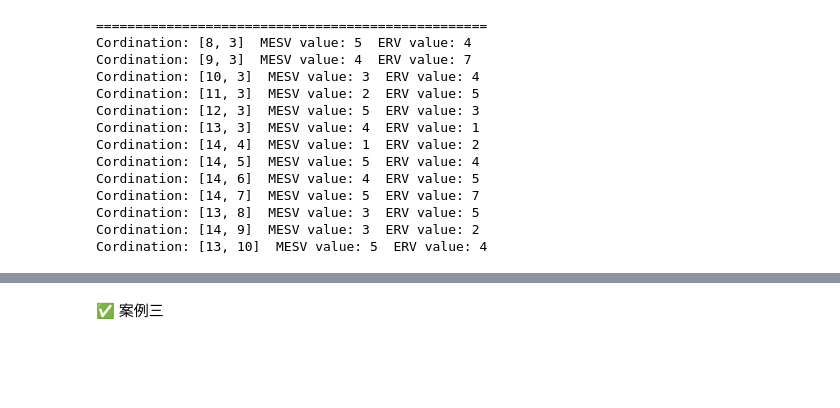
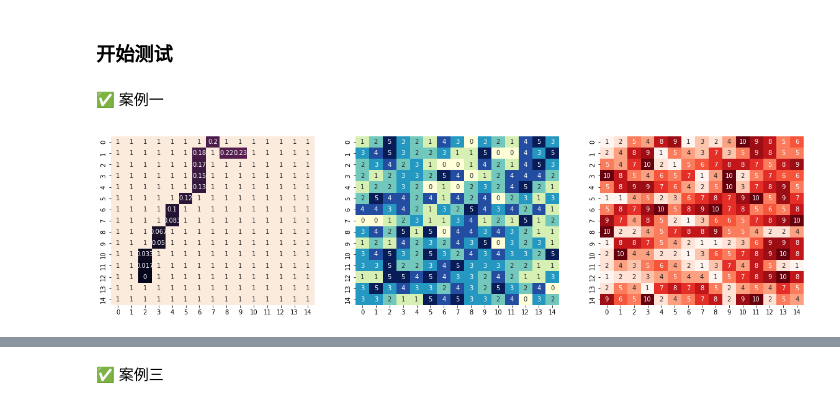
Before and after one commit to PANDASANG1231/landscape-ecological-network-optimization, a Jupyter notebook: src/002.greedy_search.ipynb, the cells around one changed output, grey strips where cells are left out. Cells and saved outputs as stored; diff of their text form; code cells hidden in the pictures; blank space fills up the shorter version.

Commit message:
Add simple visualize for a better test experience

```diff
--- a/src/002.greedy_search.ipynb
+++ b/src/002.greedy_search.ipynb
@@ -112,6 +114,27 @@ def process_one_round(current_pos, end, visited):
 
         return next_pos, visited
 
+def visualize(mesc, erv, path_pool):
+
+    plot = np.ones_like(mesc).astype(float)
+    for path in path_pool:
+        l = len(path) * 4
+        for idx, (row, col) in enumerate(path):
+            # print(float(idx) / l, idx, l)
+            plot[row, col] = float(idx) / l
+
+    fig, (ax0, ax1, ax2) = plt.subplots(1, 3, figsize=(20, 5))
+    sns.heatmap(pd.DataFrame(plot), ax=ax0, annot=True, cbar=False)
+    sns.heatmap(pd.DataFrame(mesc), ax=ax1, annot=True, cmap='YlGnBu', cbar=False)
+    sns.heatmap(pd.DataFrame(erv), ax=ax2,  annot=True, cmap='Reds', cbar=False)
+
+
+    # ax2.set_xticks([])
+    # ax2.set_yticks([])
+
+    # display(plot, mesc, erv)
+    return fig
+
 def main(start, end):
 
     visited = add_visited(start, set())
@@ -165,24 +162,12 @@ Cordination: [1, 9]  MESV value: 5  ERV value: 3
-# %%
-start = [8, 3]
-end = [13, 10]
-path_pool = main(start, end)
-
-for path in path_pool:
-    print("="*50)
-    for i in path:
-        print("Cordination:", i, " MESV value:", MESC[i[0], i[1]], " ERV value:", ERV[i[0], i[1]])
-# %% [output]
-==================================================
-Cordination: [8, 3]  MESV value: 5  ERV value: 4
-Cordination: [9, 3]  MESV value: 4  ERV value: 7
-Cordination: [10, 3]  MESV value: 3  ERV value: 4
-Cordination: [11, 3]  MESV value: 2  ERV value: 5
-Cordination: [12, 3]  MESV value: 5  ERV value: 3
-Cordination: [13, 3]  MESV value: 4  ERV value: 1
-Cordination: [14, 4]  MESV value: 1  ERV value: 2
-Cordination: [14, 5]  MESV value: 5  ERV value: 4
-Cordination: [14, 6]  MESV value: 4  ERV value: 5
-Cordination: [14, 7]  MESV value: 5  ERV value: 7
-Cordination: [13, 8]  MESV value: 3  ERV value: 5
-Cordination: [14, 9]  MESV value: 3  ERV value: 2
-Cordination: [13, 10]  MESV value: 5  ERV value: 4
+# %% [markdown]
+### 开始测试
+# %% [markdown]
+✅ 案例一
+# %%
+start = [12, 2]
+end = [1, 9]
+path_pool = main(start, end)
+
+visualize(MESC, ERV, path_pool);
+# %% [output]
+[figure, added]
```
Also changed, not shown: parts of 21 cells of this notebook.
